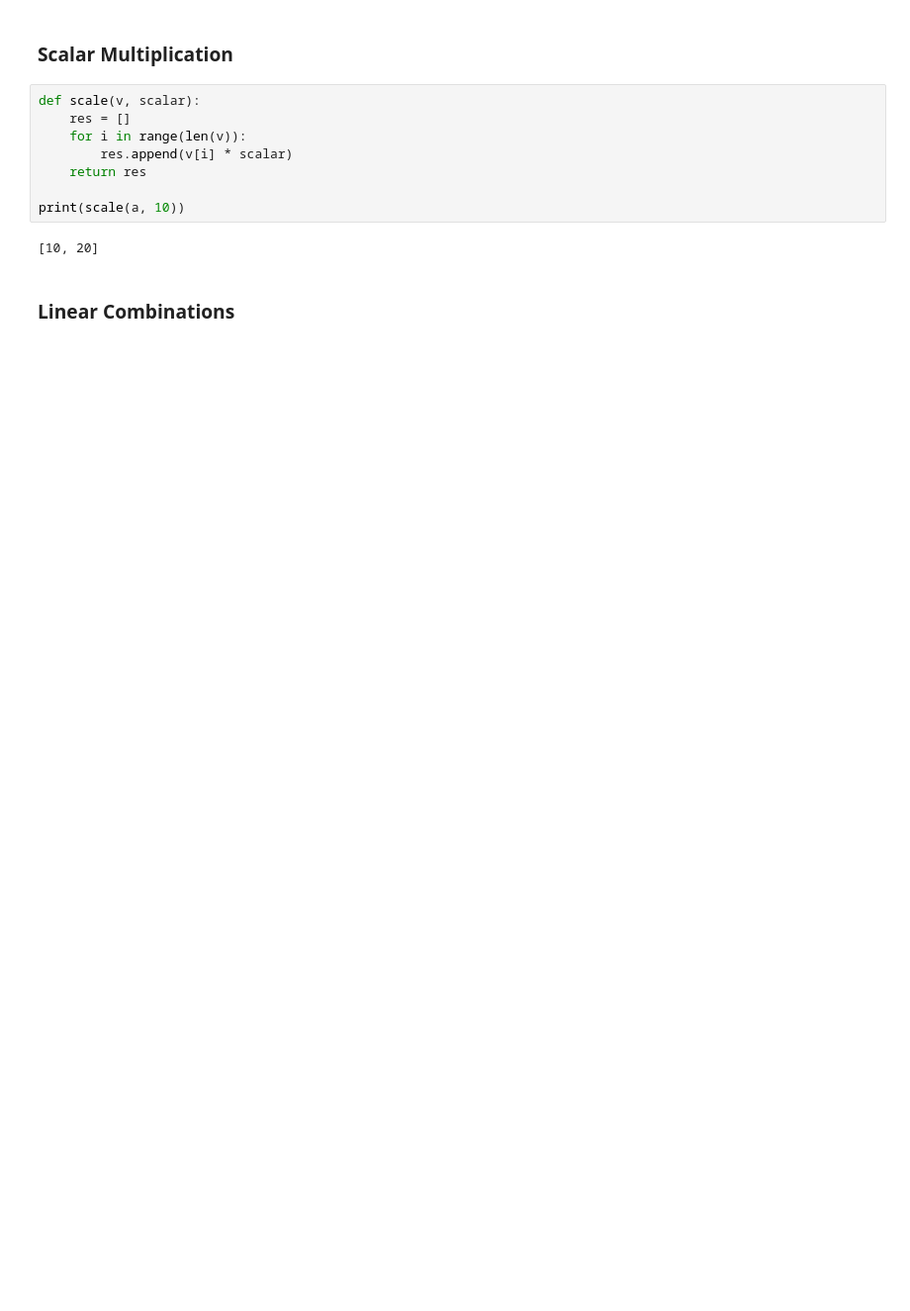
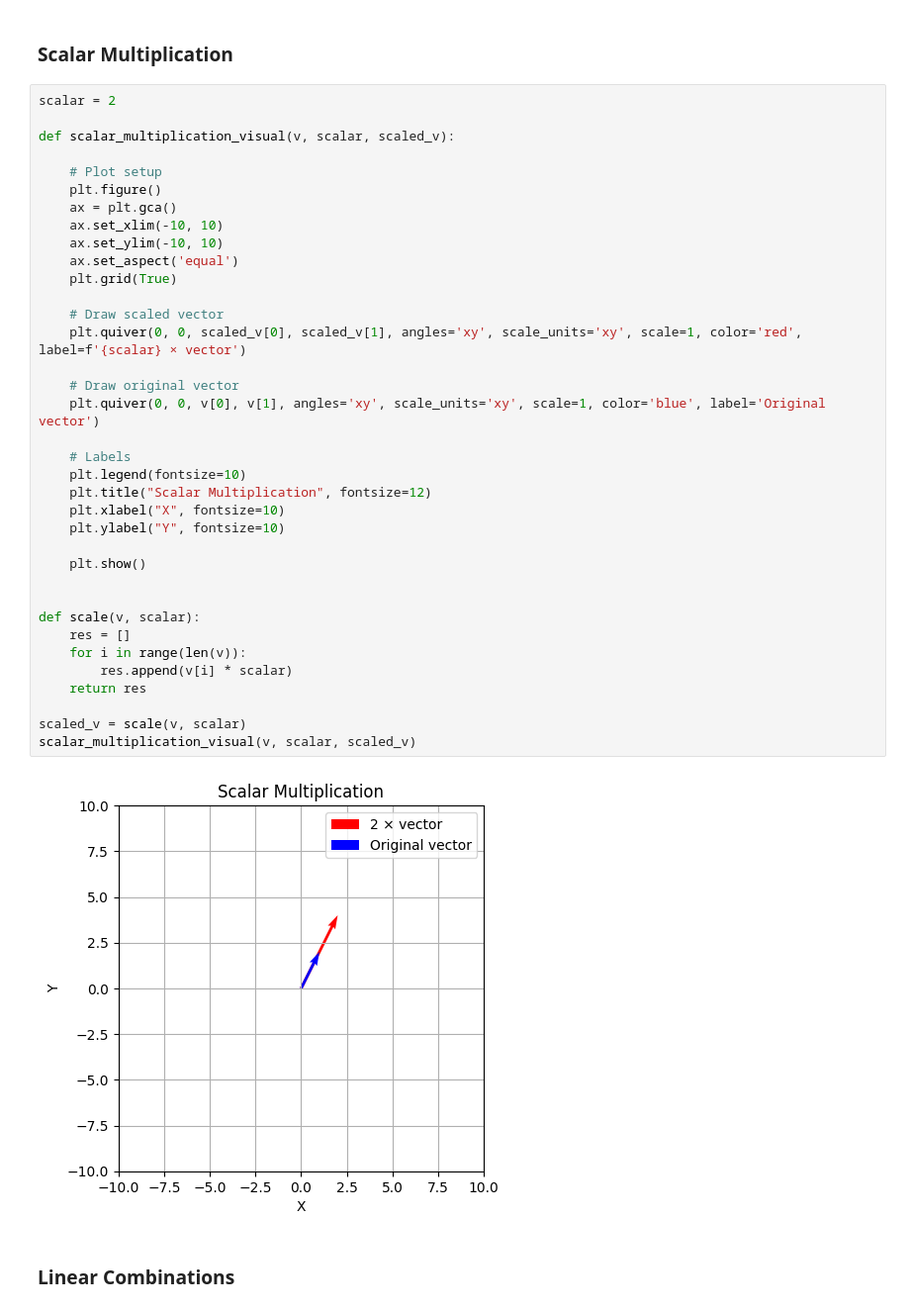
Before and after one commit to eigenlambda123/Project10X-LinearAlgebra, a Jupyter notebook: practice/1.1/vector_operations.ipynb, the cells around one changed output. Shown: that part at 99% size. Cells and saved outputs as stored; diff of their text form; blank space fills up the shorter version.

```diff
--- a/practice/1.1/vector_operations.ipynb
+++ b/practice/1.1/vector_operations.ipynb
@@ -28,15 +58,43 @@ print(add_row(a, b))
 # %% [markdown]
 ### Scalar Multiplication
 # %%
+scalar = 2
+
+def scalar_multiplication_visual(v, scalar, scaled_v):
+
+    # Plot setup
+    plt.figure()
+    ax = plt.gca()
+    ax.set_xlim(-10, 10)
+    ax.set_ylim(-10, 10)
+    ax.set_aspect('equal')
+    plt.grid(True)
+
+    # Draw scaled vector
+    plt.quiver(0, 0, scaled_v[0], scaled_v[1], angles='xy', scale_units='xy', scale=1, color='red', label=f'{scalar} × vector')
+
+    # Draw original vector
+    plt.quiver(0, 0, v[0], v[1], angles='xy', scale_units='xy', scale=1, color='blue', label='Original vector')
+
+    # Labels
+    plt.legend(fontsize=10)
+    plt.title("Scalar Multiplication", fontsize=12)
+    plt.xlabel("X", fontsize=10)
+    plt.ylabel("Y", fontsize=10)
+
+    plt.show()
+
+
 def scale(v, scalar):
     res = []
     for i in range(len(v)):
         res.append(v[i] * scalar)
     return res
 
-print(scale(a, 10))
+scaled_v = scale(v, scalar)
+scalar_multiplication_visual(v, scalar, scaled_v)
 # %% [output]
-[10, 20]
+[figure, added]
 # %% [markdown]
 ### Linear Combinations
 # %%
```
Also changed, not shown: parts of 4 cells of this notebook, 1 other file.
